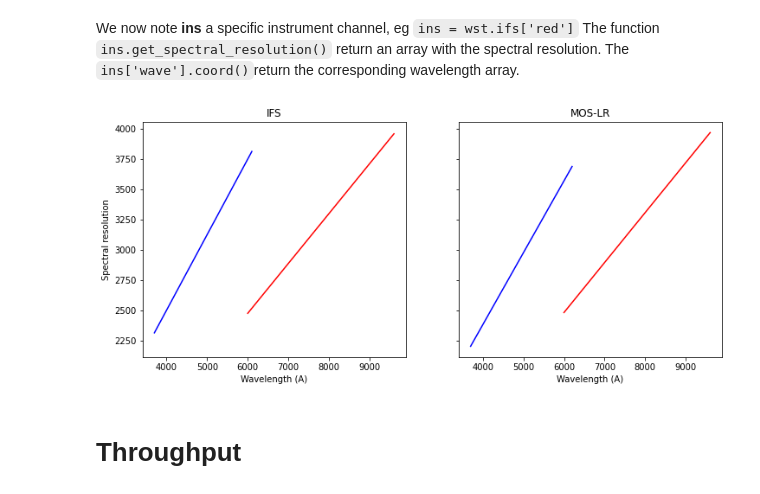
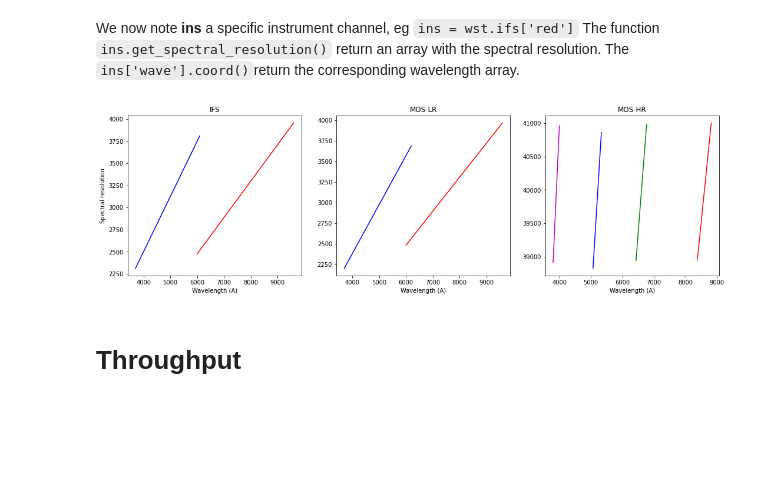
Before and after one commit to RolandBacon/pyetc, a Jupyter notebook: docs/tutorial.ipynb, the cells around one changed output. Saved outputs shown, nothing was run; the diff lists cells and outputs as text; code cells hidden in the pictures; blank space fills up the shorter version.

```diff
--- a/docs/tutorial.ipynb
+++ b/docs/tutorial.ipynb
@@ -93,18 +95,26 @@ wst.ifs['blue']['sky'][0]
 # %% [markdown]
 We now note **ins** a specific instrument channel, eg `ins = wst.ifs['red']` The function `ins.get_spectral_resolution()` return an array with the spectral resolution. The `ins['wave'].coord()`return the corresponding wavelength array.
 # %%
-fig,ax = plt.subplots(1,2,figsize=(12,5), sharey=True)
+fig,ax = plt.subplots(1,3,figsize=(18,5))
 ax[0].plot(wst.ifs['blue']['wave'].coord(), wst.get_spectral_resolution(wst.ifs['blue']), color='b')
 ax[0].plot(wst.ifs['red']['wave'].coord(), wst.get_spectral_resolution(wst.ifs['red']), color='r')
 ax[1].plot(wst.moslr['blue']['wave'].coord(), wst.get_spectral_resolution(wst.moslr['blue']), color='b')
 ax[1].plot(wst.moslr['red']['wave'].coord(), wst.get_spectral_resolution(wst.moslr['red']), color='r')
+ax[2].plot(wst.moshr['U']['wave'].coord(), wst.get_spectral_resolution(wst.moshr['U']), color='m')
+ax[2].plot(wst.moshr['B']['wave'].coord(), wst.get_spectral_resolution(wst.moshr['B']), color='b')
+ax[2].plot(wst.moshr['V']['wave'].coord(), wst.get_spectral_resolution(wst.moshr['V']), color='g')
+ax[2].plot(wst.moshr['I']['wave'].coord(), wst.get_spectral_resolution(wst.moshr['I']), color='r')
+
+
 ax[0].set_xlabel('Wavelength (A)')
 ax[1].set_xlabel('Wavelength (A)')
+ax[2].set_xlabel('Wavelength (A)')
 ax[0].set_ylabel('Spectral resolution')
 ax[0].set_title('IFS')
 ax[1].set_title('MOS-LR');
+ax[2].set_title('MOS-HR');
 # %% [output]
-[figure, old version]
+[figure, new version]
 # %% [markdown]
 # Throughput
 # %% [markdown]
```
Also changed, not shown: parts of 14 cells of this notebook.
